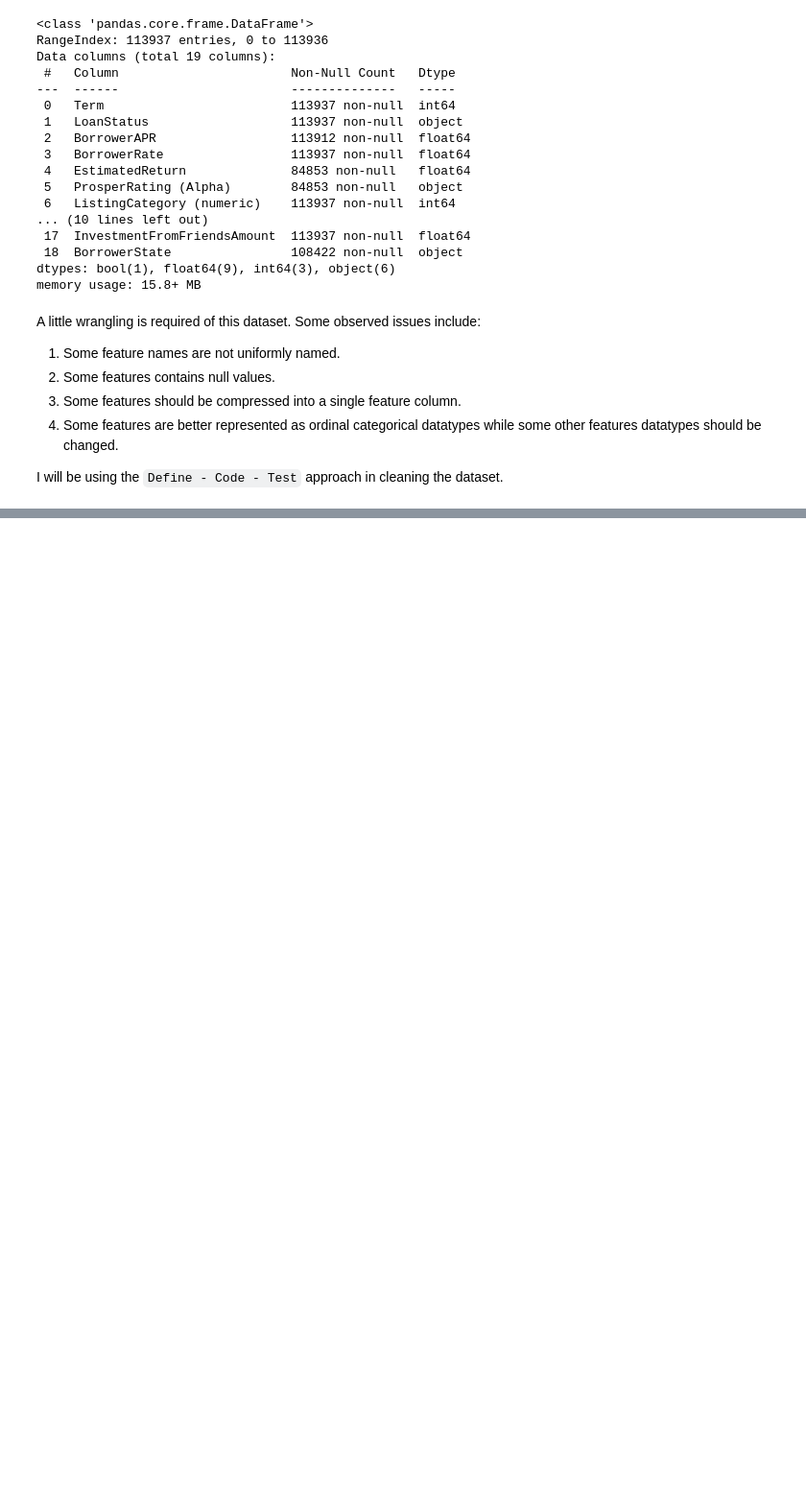
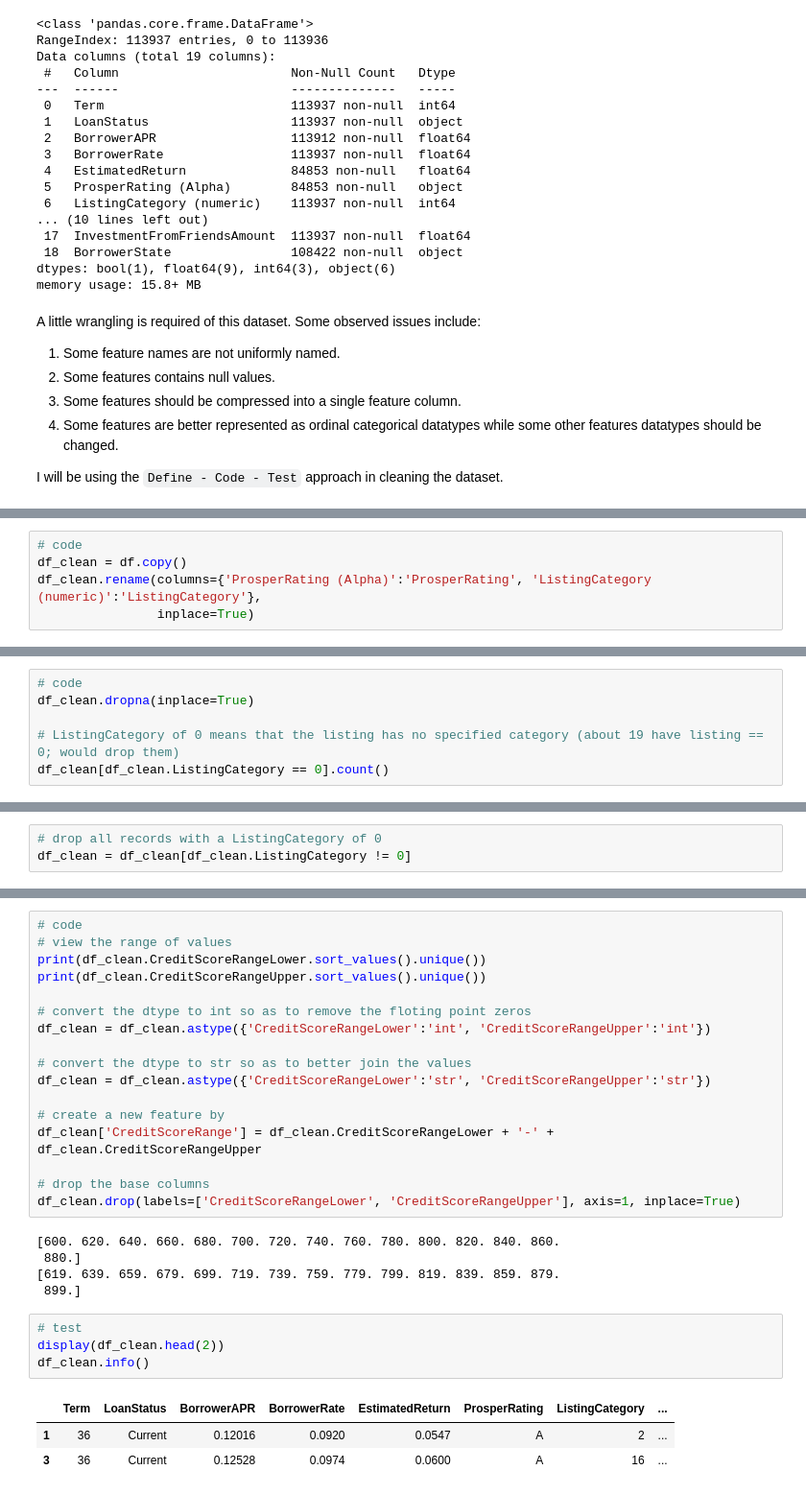
Before and after one commit to ArthurEzenwanne/visualize-communicate-project, a Jupyter notebook: Part_I_exploration.ipynb, the cells around one changed output, grey strips where cells are left out. Shown: that part at 96% size. Saved outputs shown, nothing was run; the diff lists cells and outputs as text; blank space fills up the shorter version.

```diff
--- a/Part_I_exploration.ipynb
+++ b/Part_I_exploration.ipynb
@@ -103,0 +110,5 @@ I will be using the `Define - Code - Test` approach in cleaning the dataset.
+# %%
+# code
+df_clean = df.copy()
+df_clean.rename(columns={'ProsperRating (Alpha)':'ProsperRating', 'ListingCategory (numeric)':'ListingCategory'},
+                inplace=True)
@@ -103,0 +144,6 @@ I will be using the `Define - Code - Test` approach in cleaning the dataset.
+# %%
+# code
+df_clean.dropna(inplace=True)
+
+# ListingCategory of 0 means that the listing has no specified category (about 19 have listing == 0; would drop them)
+df_clean[df_clean.ListingCategory == 0].count()
@@ -103,0 +171,3 @@ I will be using the `Define - Code - Test` approach in cleaning the dataset.
+# %%
+# drop all records with a ListingCategory of 0
+df_clean = df_clean[df_clean.ListingCategory != 0]
@@ -103,0 +203,30 @@ I will be using the `Define - Code - Test` approach in cleaning the dataset.
+# %%
+# code
+# view the range of values
+print(df_clean.CreditScoreRangeLower.sort_values().unique())
+print(df_clean.CreditScoreRangeUpper.sort_values().unique())
+
+# convert the dtype to int so as to remove the floting point zeros
+df_clean = df_clean.astype({'CreditScoreRangeLower':'int', 'CreditScoreRangeUpper':'int'})
+
+# convert the dtype to str so as to better join the values
+df_clean = df_clean.astype({'CreditScoreRangeLower':'str', 'CreditScoreRangeUpper':'str'})
+
+# create a new feature by
+df_clean['CreditScoreRange'] = df_clean.CreditScoreRangeLower + '-' + df_clean.CreditScoreRangeUpper
+
+# drop the base columns
+df_clean.drop(labels=['CreditScoreRangeLower', 'CreditScoreRangeUpper'], axis=1, inplace=True)
+# %% [output]
+[600. 620. 640. 660. 680. 700. 720. 740. 760. 780. 800. 820. 840. 860.
+ 880.]
+[619. 639. 659. 679. 699. 719. 739. 759. 779. 799. 819. 839. 859. 879.
+ 899.]
+# %%
+# test
+display(df_clean.head(2))
+df_clean.info()
+# %% [output]
+|  | Term | LoanStatus | BorrowerAPR | BorrowerRate | EstimatedReturn | ProsperRating | ListingCategory | ... |
+| 1 | 36 | Current | 0.12016 | 0.0920 | 0.0547 | A | 2 | ... |
+| 3 | 36 | Current | 0.12528 | 0.0974 | 0.0600 | A | 16 | ... |
```
Also changed, not shown: parts of 12 cells of this notebook.
